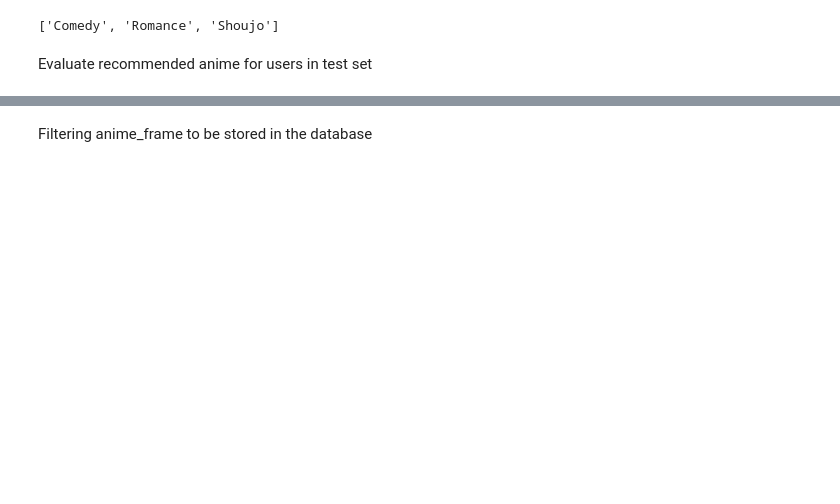
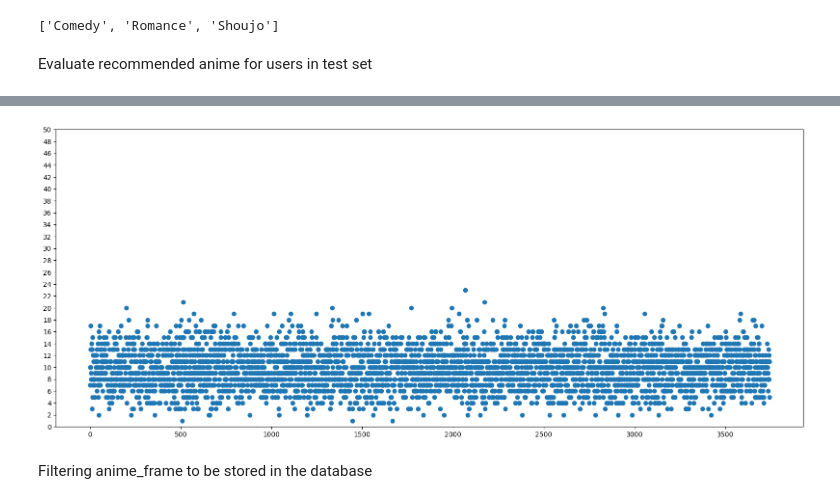
Before and after one commit to tito-thomas/anime-app, a Jupyter notebook: neighbours.ipynb, the cells around one changed output, grey strips where cells are left out. Cells and saved outputs as stored; diff of their text form; code cells hidden in the pictures; blank space fills up the shorter version.

```diff
--- a/neighbours.ipynb
+++ b/neighbours.ipynb
@@ -293,15 +301,17 @@ results = evaluate_users("collab") #147minutes
 # %%
 from matplotlib import pyplot as plt
 import matplotlib.ticker as ticker
 scores = results[0]
 x = list(range(1, len(scores)+1))
 fig, ax = plt.subplots(figsize=(20,8))
 
 ax.scatter(x, scores)
-ax.set_ylim([0,25])
-ax.yaxis.set_major_locator(ticker.MultipleLocator(1))
+ax.set_ylim([0,50])
+ax.yaxis.set_major_locator(ticker.MultipleLocator(2))
 plt.show()
 #scores
+# %% [output]
+[figure, added]
 # %% [markdown]
 Filtering anime_frame to be stored in the database
 # %%
```
Also changed, not shown: parts of 5 cells of this notebook, 15 other files.
